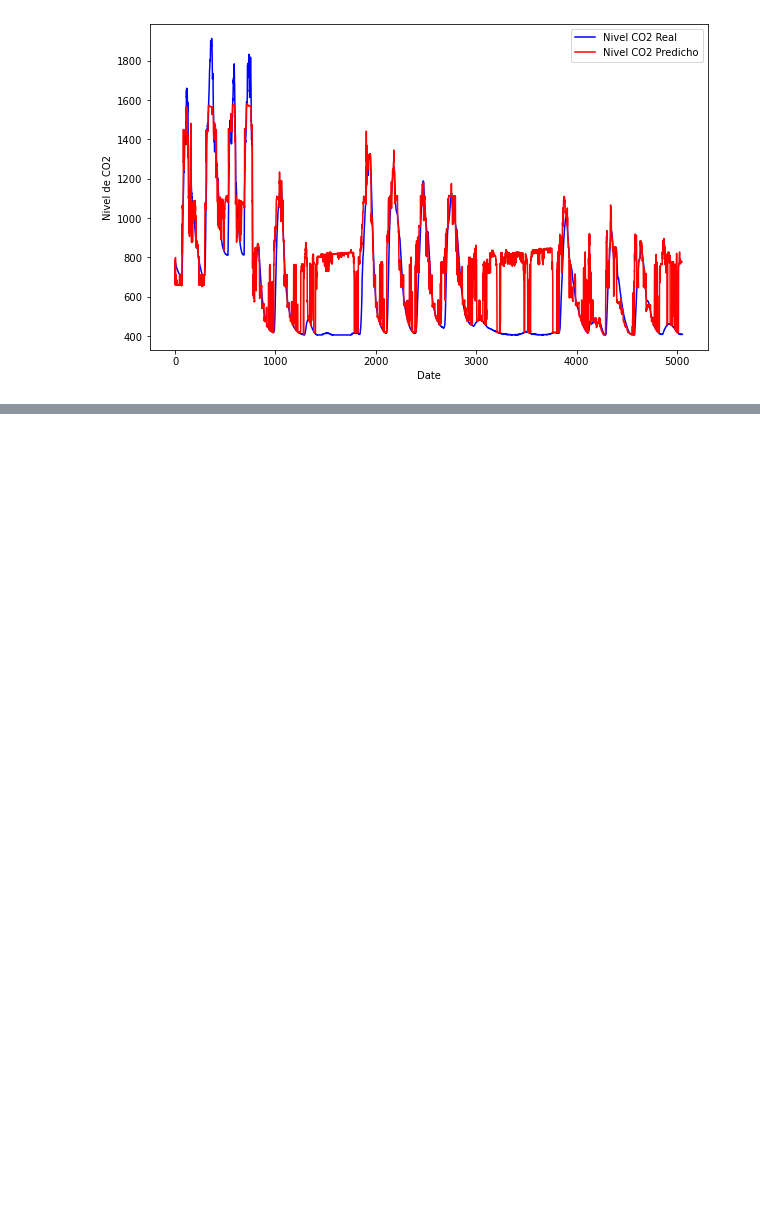
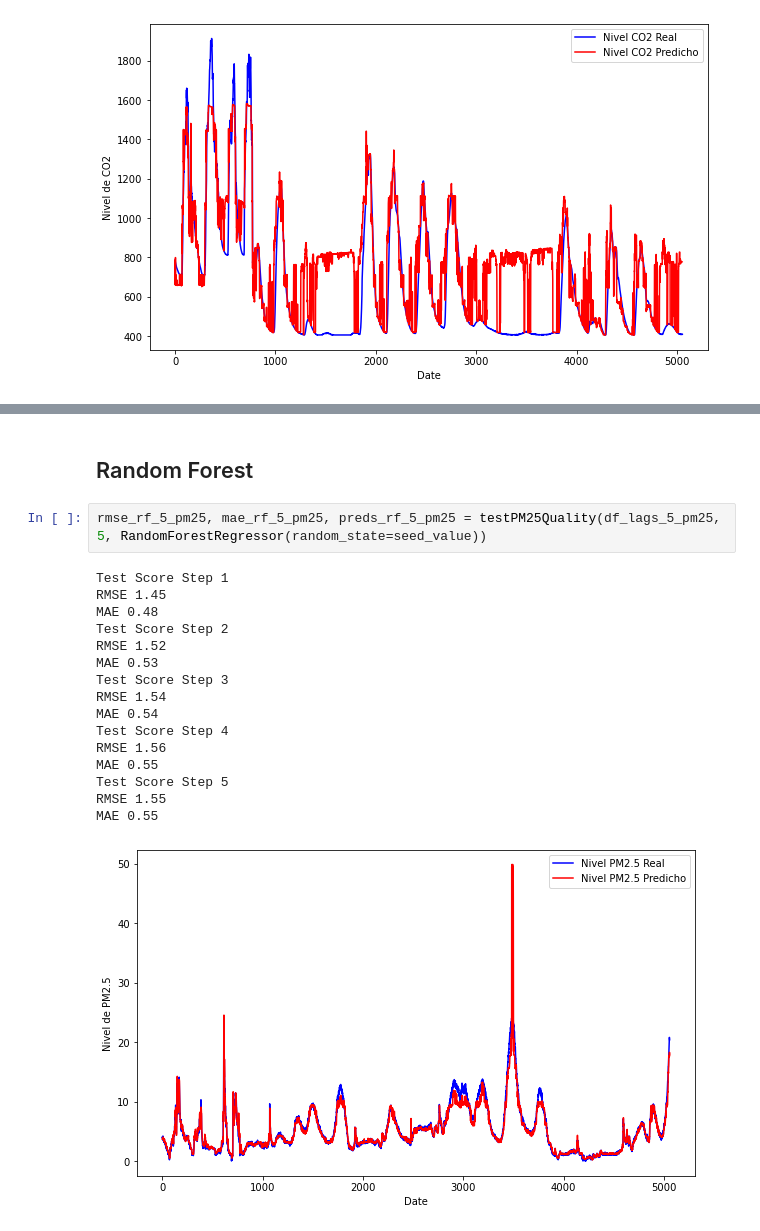
Before and after one commit to CenticMurcia/proyecto-CO2, a Jupyter notebook: Pruebas Modelos Sencillos.ipynb, the cells around one changed output, grey strips where cells are left out. Cells and saved outputs as stored; diff of their text form; blank space fills up the shorter version.

```diff
--- a/Pruebas Modelos Sencillos.ipynb
+++ b/Pruebas Modelos Sencillos.ipynb
@@ -517,0 +707,21 @@ MAE 154.65
+# %% [markdown]
+## Random Forest
+# %%
+rmse_rf_5_pm25, mae_rf_5_pm25, preds_rf_5_pm25 = testPM25Quality(df_lags_5_pm25, 5, RandomForestRegressor(random_state=seed_value))
+# %% [output]
+Test Score Step 1
+RMSE 1.45
+MAE 0.48
+Test Score Step 2
+RMSE 1.52
+MAE 0.53
+Test Score Step 3
+RMSE 1.54
+MAE 0.54
+Test Score Step 4
+RMSE 1.56
+MAE 0.55
+Test Score Step 5
+RMSE 1.55
+MAE 0.55
+[figure, added]
```
Also changed, not shown: parts of 29 cells of this notebook.
